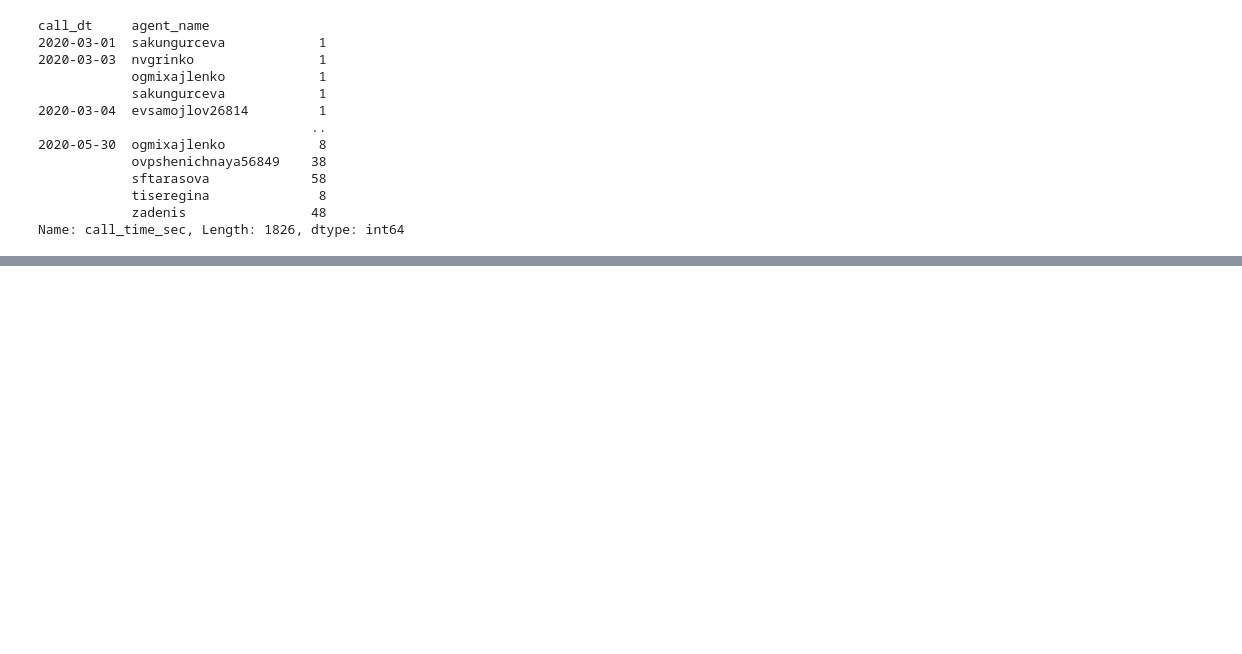
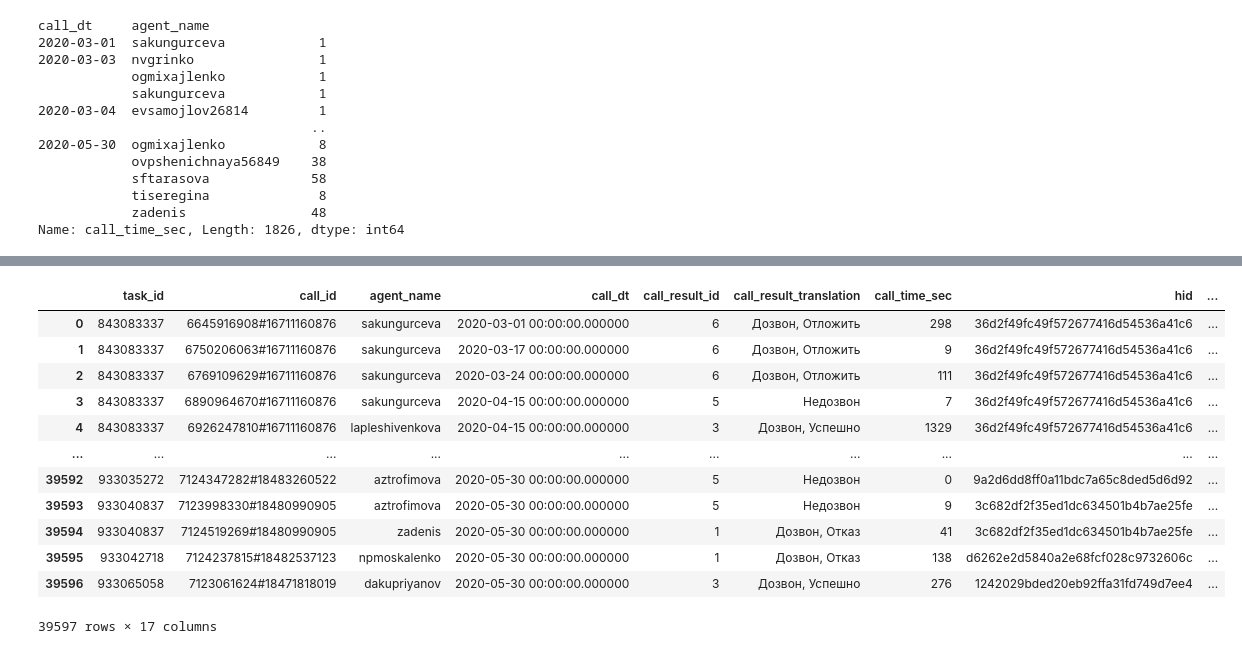
Before and after one commit to Jorshya/fin_analyst, a Jupyter notebook: Task.ipynb, the cells around one changed output, grey strips where cells are left out. Saved outputs shown, nothing was run; the diff lists cells and outputs as text; code cells hidden in the pictures; blank space fills up the shorter version.

Commit message:
Add sql request that join all tables as before

```diff
--- a/Task.ipynb
+++ b/Task.ipynb
@@ -504,0 +540,49 @@ Name: call_time_sec, Length: 1826, dtype: int64
+# %%
+# создаем 2 датафрейма со словарями для дальнейшего объединения таблиц
+df_base = pd.DataFrame.from_dict(dict_base, orient = 'index').reset_index() # создаем датафрейм
+df_base.columns = ['base_id','base_translation'] # переименовываем колонки
+
+df_task_result = pd.DataFrame.from_dict(dict_task_result, orient = 'index').reset_index()
+df_task_result.columns=['task_result_id', 'task_result_translation']
+# %%
+# Пишем SQL запрос ко всем дата фреймам которые создавались ранее
+query = 'SELECT task_id, call_id, agent_name, call_dt, call_result_id,\
+       call_result_translation, call_time_sec, df3.hid, finish_dt_task,\
+       base_id, task_result_id, task_result_translation,\
+       base_translation, product_type_cd, approve_dt, reject_dt, using_dt\
+        \
+        FROM\
+            (\
+                SELECT * FROM\
+                (\
+                     SELECT * FROM\
+                     \
+                            (SELECT * FROM df_call c\
+                        \
+                            LEFT JOIN \
+                                df_task t on t.task_id = c.task_id WHERE c.call_time_sec < 4000) df1\
+                                    \
+                    LEFT JOIN\
+                        df_task_result dts on dts.task_result_id = df1.task_result_id) df2 \
+                            \
+                LEFT JOIN\
+                    df_base db on db.base_id = df2.base_id ) df3 \
+        LEFT JOIN\
+            df_result_pr drp on df3.hid = drp.hid'
+
+
+sqldf(query)
+# %% [output]
+|  | task_id | call_id | agent_name | call_dt | call_result_id | call_result_translation | call_time_sec | hid | ... |
+| 0 | 843083337 | 6645916908#16711160876 | sakungurceva | 2020-03-01 00:00:00.000000 | 6 | Дозвон, Отложить | 298 | 36d2f49fc49f572677416d54536a41c6 | ... |
+| 1 | 843083337 | 6750206063#16711160876 | sakungurceva | 2020-03-17 00:00:00.000000 | 6 | Дозвон, Отложить | 9 | 36d2f49fc49f572677416d54536a41c6 | ... |
+| 2 | 843083337 | 6769109629#16711160876 | sakungurceva | 2020-03-24 00:00:00.000000 | 6 | Дозвон, Отложить | 111 | 36d2f49fc49f572677416d54536a41c6 | ... |
+| 3 | 843083337 | 6890964670#16711160876 | sakungurceva | 2020-04-15 00:00:00.000000 | 5 | Недозвон | 7 | 36d2f49fc49f572677416d54536a41c6 | ... |
+| 4 | 843083337 | 6926247810#16711160876 | lapleshivenkova | 2020-04-15 00:00:00.000000 | 3 | Дозвон, Успешно | 1329 | 36d2f49fc49f572677416d54536a41c6 | ... |
+| ... | ... | ... | ... | ... | ... | ... | ... | ... | ... |
+| 39592 | 933035272 | 7124347282#18483260522 | aztrofimova | 2020-05-30 00:00:00.000000 | 5 | Недозвон | 0 | 9a2d6dd8ff0a11bdc7a65c8ded5d6d92 | ... |
+| 39593 | 933040837 | 7123998330#18480990905 | aztrofimova | 2020-05-30 00:00:00.000000 | 5 | Недозвон | 9 | 3c682df2f35ed1dc634501b4b7ae25fe | ... |
+| 39594 | 933040837 | 7124519269#18480990905 | zadenis | 2020-05-30 00:00:00.000000 | 1 | Дозвон, Отказ | 41 | 3c682df2f35ed1dc634501b4b7ae25fe | ... |
+| 39595 | 933042718 | 7124237815#18482537123 | npmoskalenko | 2020-05-30 00:00:00.000000 | 1 | Дозвон, Отказ | 138 | d6262e2d5840a2e68fcf028c9732606c | ... |
+| 39596 | 933065058 | 7123061624#18471818019 | dakupriyanov | 2020-05-30 00:00:00.000000 | 3 | Дозвон, Успешно | 276 | 1242029bded20eb92ffa31fd749d7ee4 | ... |
+39597 rows × 17 columns
```
Also changed, not shown: parts of 9 cells of this notebook.
